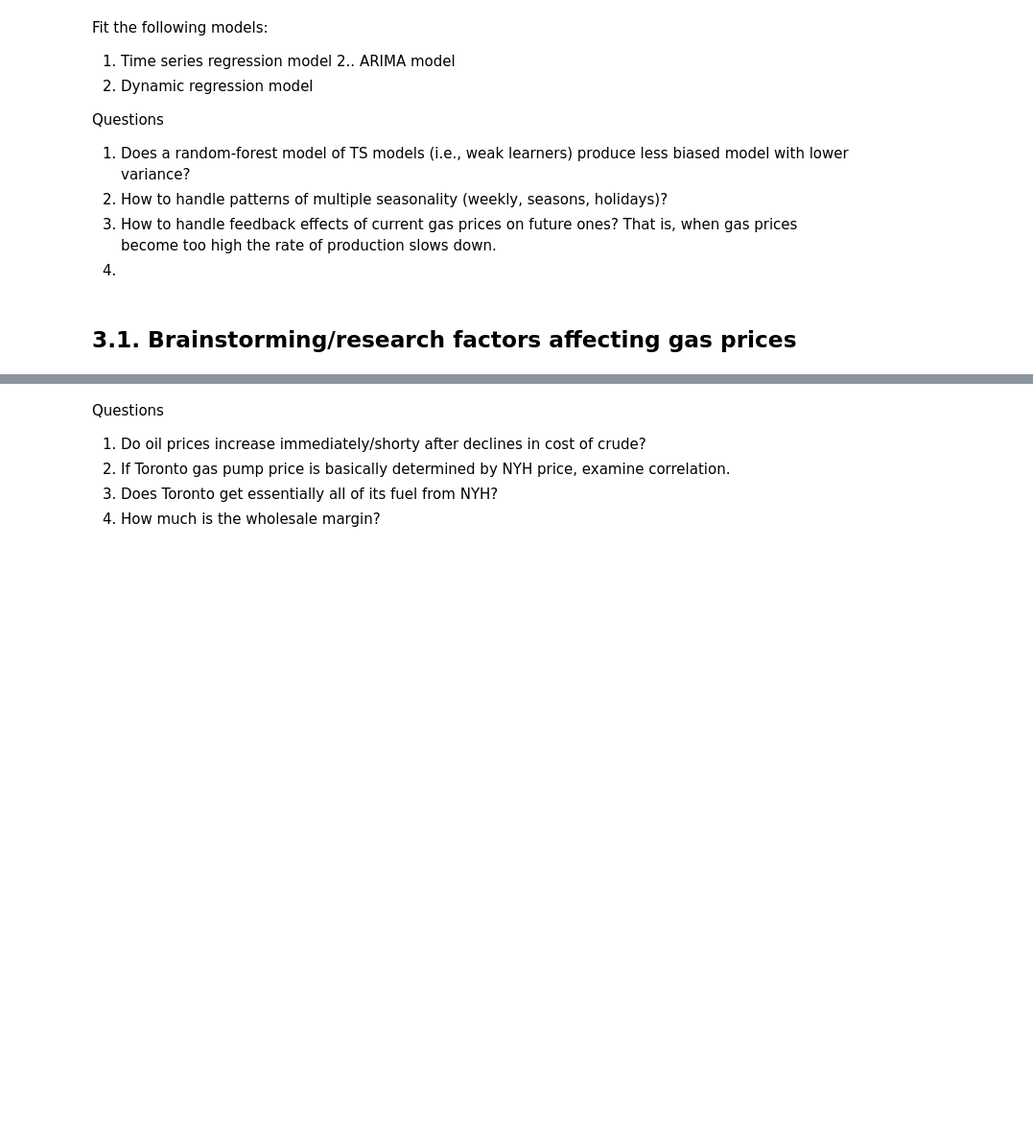
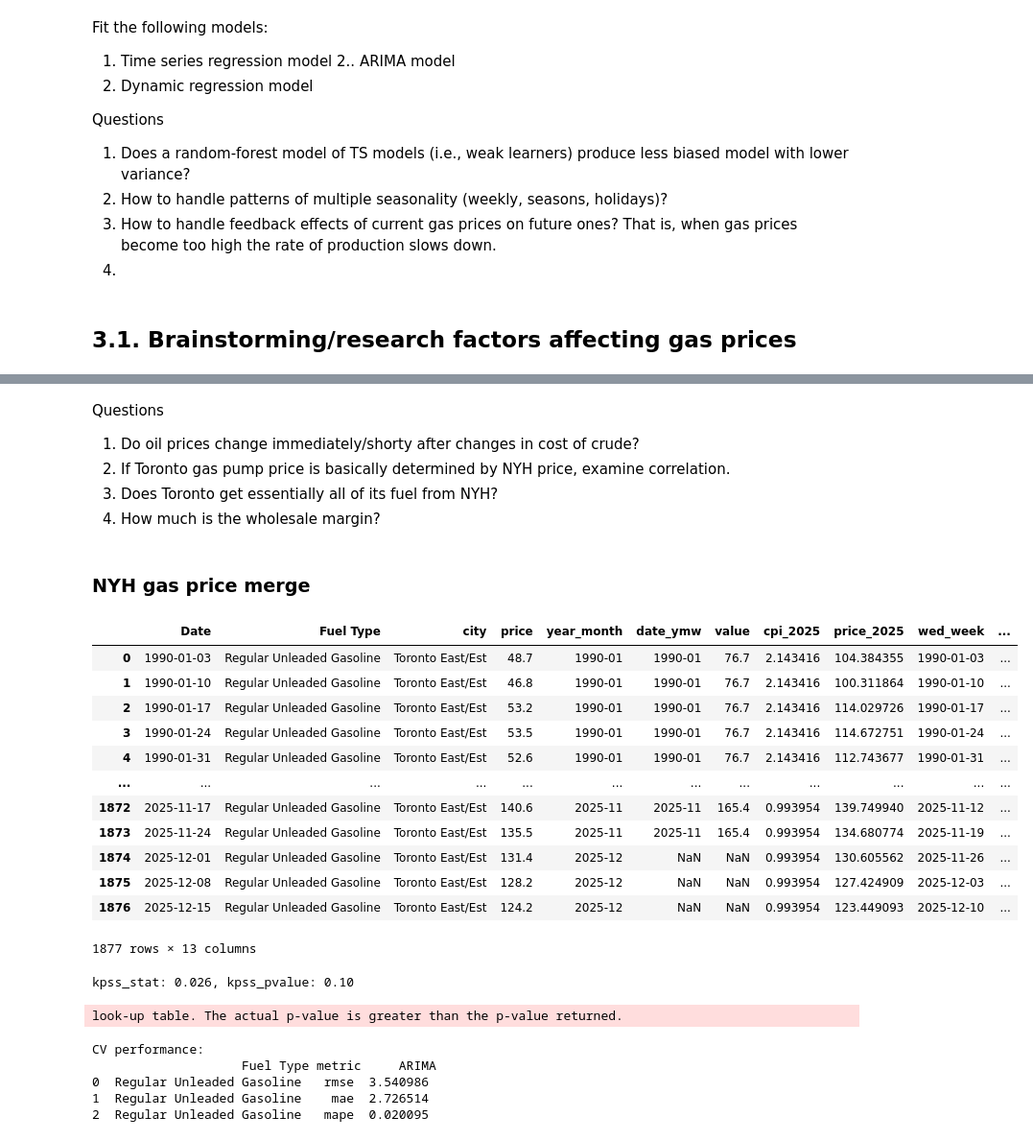
Before and after one commit to sebsciarra/gas_pump_prices, a Jupyter notebook: notebooks/00-initial_modeling.ipynb, the cells around one changed output, grey strips where cells are left out. Shown at 96% size. Drawn from its saved outputs; the diff is of its cells as text; code cells hidden in the pictures; blank space fills up the shorter version.

```diff
--- a/notebooks/00-initial_modeling.ipynb
+++ b/notebooks/00-initial_modeling.ipynb
@@ -284,6 +307,60 @@ Test out predictive power of model that includes important geoplotical events (e
 # %% [markdown]
 Questions
-1. Do oil prices increase immediately/shorty after declines in cost of crude?
+1. Do oil prices change immediately/shorty after changes in cost of crude?
 2. If Toronto gas pump price is basically determined by NYH price, examine correlation.
 3. Does Toronto get essentially all of its fuel from NYH?
 4. How much is the wholesale margin?
+# %% [markdown]
+### NYH gas price merge
+# %%
+# examine correlation with NYH spot price
+df_nyh = pd.read_csv('data/raw/DGASNYH.csv', parse_dates=['observation_date'])
+df_nyh.columns = df_nyh.columns.str.lower()
+
+# take weekly averages
+# NOTE: weeks start on Wednsdays to align with weekly data for gas prices
+df_nyh['week'] = df_nyh['observation_date'].dt.to_period('W-TUE').dt.start_time
+df_toronto['wed_week'] = df_toronto['Date'].dt.to_period('W-TUE').dt.start_time
+
+# compute weekly price data
+df_nyh_week = pd.DataFrame(df_nyh.groupby('week')['dgasnyh'].mean()).reset_index()
+
+# merge into toronto data
+df_toronto = df_toronto.merge(right=df_nyh_week, how='left',
+                           left_on='wed_week', right_on='week')
+
+# NOTE: lag-1 correlation
+df_toronto['nhy_lag1'] = df_toronto['dgasnyh'].shift(1)
+df_toronto[['price_2025', 'nhy_lag1']].corr()
+df_toronto
+# %% [output]
+|  | Date | Fuel Type | city | price | year_month | date_ymw | value | cpi_2025 | price_2025 | wed_week | ... |
+| 0 | 1990-01-03 | Regular Unleaded Gasoline | Toronto East/Est | 48.7 | 1990-01 | 1990-01 | 76.7 | 2.143416 | 104.384355 | 1990-01-03 | ... |
+| 1 | 1990-01-10 | Regular Unleaded Gasoline | Toronto East/Est | 46.8 | 1990-01 | 1990-01 | 76.7 | 2.143416 | 100.311864 | 1990-01-10 | ... |
+| 2 | 1990-01-17 | Regular Unleaded Gasoline | Toronto East/Est | 53.2 | 1990-01 | 1990-01 | 76.7 | 2.143416 | 114.029726 | 1990-01-17 | ... |
+| 3 | 1990-01-24 | Regular Unleaded Gasoline | Toronto East/Est | 53.5 | 1990-01 | 1990-01 | 76.7 | 2.143416 | 114.672751 | 1990-01-24 | ... |
+| 4 | 1990-01-31 | Regular Unleaded Gasoline | Toronto East/Est | 52.6 | 1990-01 | 1990-01 | 76.7 | 2.143416 | 112.743677 | 1990-01-31 | ... |
+| ... | ... | ... | ... | ... | ... | ... | ... | ... | ... | ... | ... |
+| 1872 | 2025-11-17 | Regular Unleaded Gasoline | Toronto East/Est | 140.6 | 2025-11 | 2025-11 | 165.4 | 0.993954 | 139.749940 | 2025-11-12 | ... |
+| 1873 | 2025-11-24 | Regular Unleaded Gasoline | Toronto East/Est | 135.5 | 2025-11 | 2025-11 | 165.4 | 0.993954 | 134.680774 | 2025-11-19 | ... |
+| 1874 | 2025-12-01 | Regular Unleaded Gasoline | Toronto East/Est | 131.4 | 2025-12 | NaN | NaN | 0.993954 | 130.605562 | 2025-11-26 | ... |
+| 1875 | 2025-12-08 | Regular Unleaded Gasoline | Toronto East/Est | 128.2 | 2025-12 | NaN | NaN | 0.993954 | 127.424909 | 2025-12-03 | ... |
+| 1876 | 2025-12-15 | Regular Unleaded Gasoline | Toronto East/Est | 124.2 | 2025-12 | NaN | NaN | 0.993954 | 123.449093 | 2025-12-10 | ... |
+1877 rows × 13 columns
+# %%
+# Dynamic regression model with NYH price from prior week include
+cols = ['Date', 'price_2025', 'Fuel Type', 'nhy_lag1']
+
+from statsforecast.arima import ARIMASummary
+from copy import deepcopy
+sf = StatsForecast(models=[AutoARIMA()], freq="WE")
+
+# create training and test sets
+df_train = df_toronto.loc[df_toronto['Date'].lt('2021')]
+df_test = df_toronto.loc[df_toronto['Date'].ge('2021')]
+
+goog_kpss_stat, goog_kpss_pvalue, _, _ = kpss(df_train["price_2025"].diff()[1:], nlags='auto')
+print(f"kpss_stat: {goog_kpss_stat:.3f}, kpss_pvalue: {goog_kpss_pvalue:.2f}")
+# %% [output]
+kpss_stat: 0.026, kpss_pvalue: 0.10
+look-up table. The actual p-value is greater than the p-value returned.
@@ -289,0 +373,21 @@ Questions
+# %%
+# 1. Use cross-validation  (20 sets with roling window size of 1 time period)
+# NOTE: use large step-size so that model can be evaluated in different seasons
+fixed_arima = ARIMA(order=(2, 0, 2))
+sf_fixed = StatsForecast(models=[fixed_arima],freq="WE")
+cols = ['Date', 'price_2025', 'Fuel Type', 'nhy_lag1']
+
+df_cv = sf_fixed.cross_validation(h=1, step_size=12, n_windows=20,
+                            df=df_train.loc[df_train[cols].notna().all(axis=1), cols],
+                            target_col='price_2025', time_col='Date', id_col='Fuel Type')
+
+print("CV performance: \n",
+      evaluate(df=df_cv, metrics=[rmse, mae, mape],
+               models=['ARIMA'],
+               target_col='price_2025', time_col='Date', id_col='Fuel Type'))
+# %% [output]
+CV performance:
+                    Fuel Type metric     ARIMA
+0  Regular Unleaded Gasoline   rmse  3.540986
+1  Regular Unleaded Gasoline    mae  2.726514
+2  Regular Unleaded Gasoline   mape  0.020095
```
Also changed, not shown: parts of 10 cells of this notebook, 4 other files.
